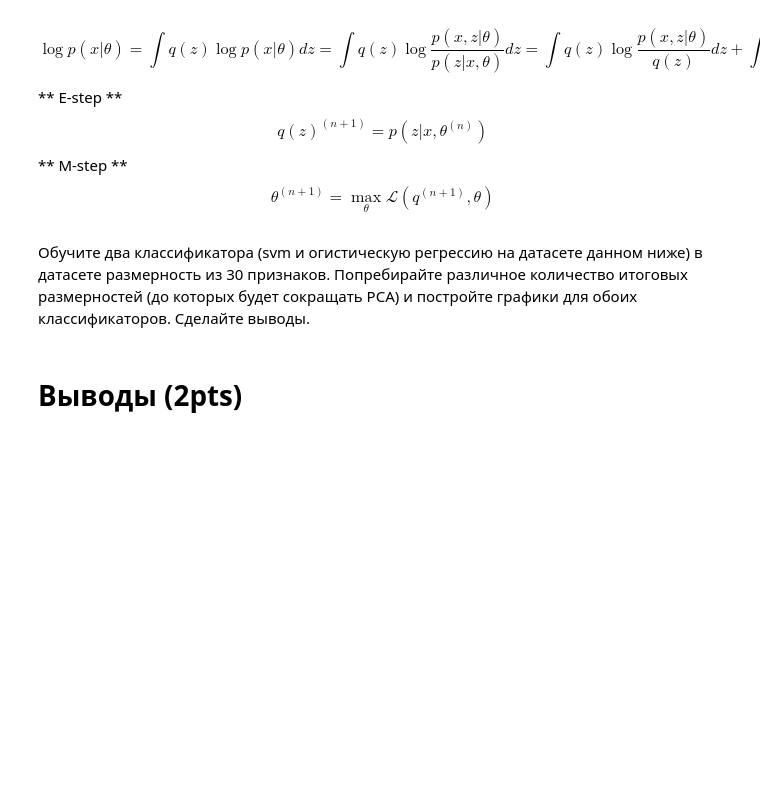
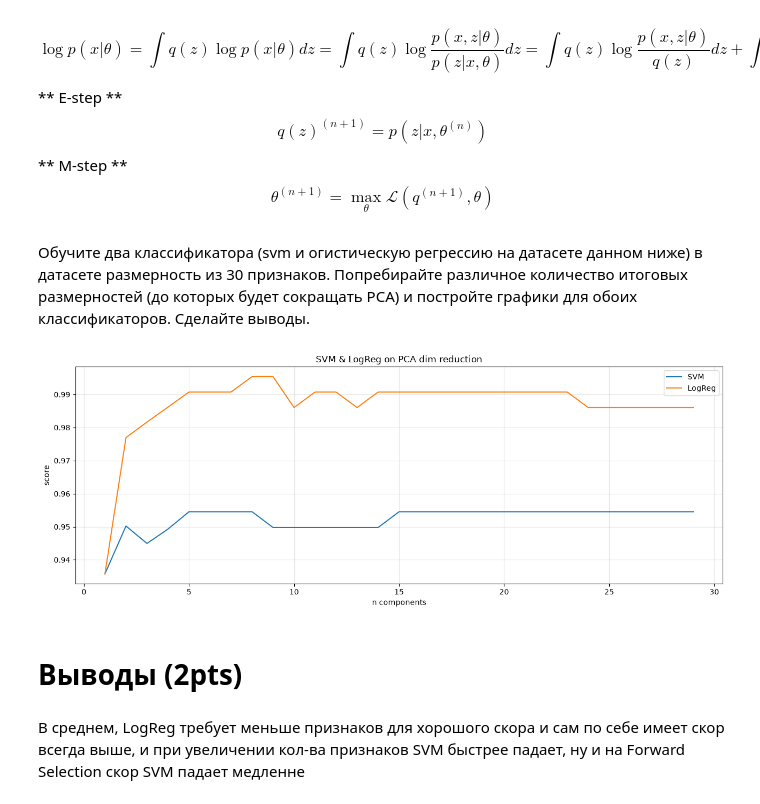
Before and after one commit to Xsemka/ml_lessons, a Jupyter notebook: task_dim_reduction_practice.ipynb, the cells around one changed output. Saved outputs shown, nothing was run; the diff lists cells and outputs as text; code cells hidden in the pictures; blank space fills up the shorter version.

```diff
--- a/task_dim_reduction_practice.ipynb
+++ b/task_dim_reduction_practice.ipynb
@@ -56,10 +171,43 @@ $$ q(z)^{(n+1)} = p(z|x,\theta^{(n)}) $$
 $$ \theta^{(n+1)} = \max\limits_{\theta} \mathcal{L}(q^{(n+1)},\theta) $$
 # %% [markdown]
 Обучите два классификатора (svm и огистическую регрессию на датасете данном ниже) в датасете размерность из 30 признаков. Попребирайте различное количество итоговых размерностей (до которых будет сокращать PCA) и постройте графики для обоих классификаторов. Сделайте выводы.
-# %%
-plt.cla()
-pca = decomposition.PCA(n_components=#check different number of reduced components
-pca.fit(X)
-X = pca.transform(X)
+# %%
+x = scaler.fit_transform(dataset.data)
+y = dataset.target
+
+svm_score = []
+logreg_score = []
+
+for n in range(1, x.shape[1]):
+    pca = PCA(n_components=n, random_state=42)
+    x_pca= pca.fit_transform(x)
+    x_train, x_test, y_train, y_test = train_test_split(x_pca, y, train_size=0.7, random_state=42)
+
+    svm = SVC(C=1e-1, kernel="rbf", degree=3).fit(x_train, y_train)
+    logreg = LogisticRegression().fit(x_train, y_train)
+
+    svm_pred = svm.predict(x_test)
+    logreg_pred = logreg.predict(x_test)
+
+    svm_f1 = f1_score(y_test, svm_pred)
+    logreg_f1 = f1_score(y_test, logreg_pred)
+
+    svm_score.append(svm_f1)
+    logreg_score.append(logreg_f1)
+
+figure, axis = plt.subplots(1, 1, figsize=(13, 5))
+
+axis.plot(list(range(1, x.shape[1])), svm_score, label = "SVM")
+axis.plot(list(range(1, x.shape[1])), logreg_score, label = "LogReg")
+axis.set_title("SVM & LogReg on PCA dim reduction")
+axis.set_xlabel("n components")
+axis.set_ylabel("score")
+axis.grid(True, alpha=0.3)
+axis.legend()
+
+figure.tight_layout()
+plt.show()
+# %% [output]
+[figure, added]
 # %% [markdown]
 #  Выводы (2pts)
@@ -67,0 +214,2 @@ X = pca.transform(X)
+# %% [markdown]
+В среднем, LogReg требует меньше признаков для хорошого скора и сам по себе имеет скор всегда выше, и при увеличении кол-ва признаков SVM быстрее падает, ну и на Forward Selection скор SVM падает медленне
```
Also changed, not shown: parts of 8 cells of this notebook, 6 other files.
